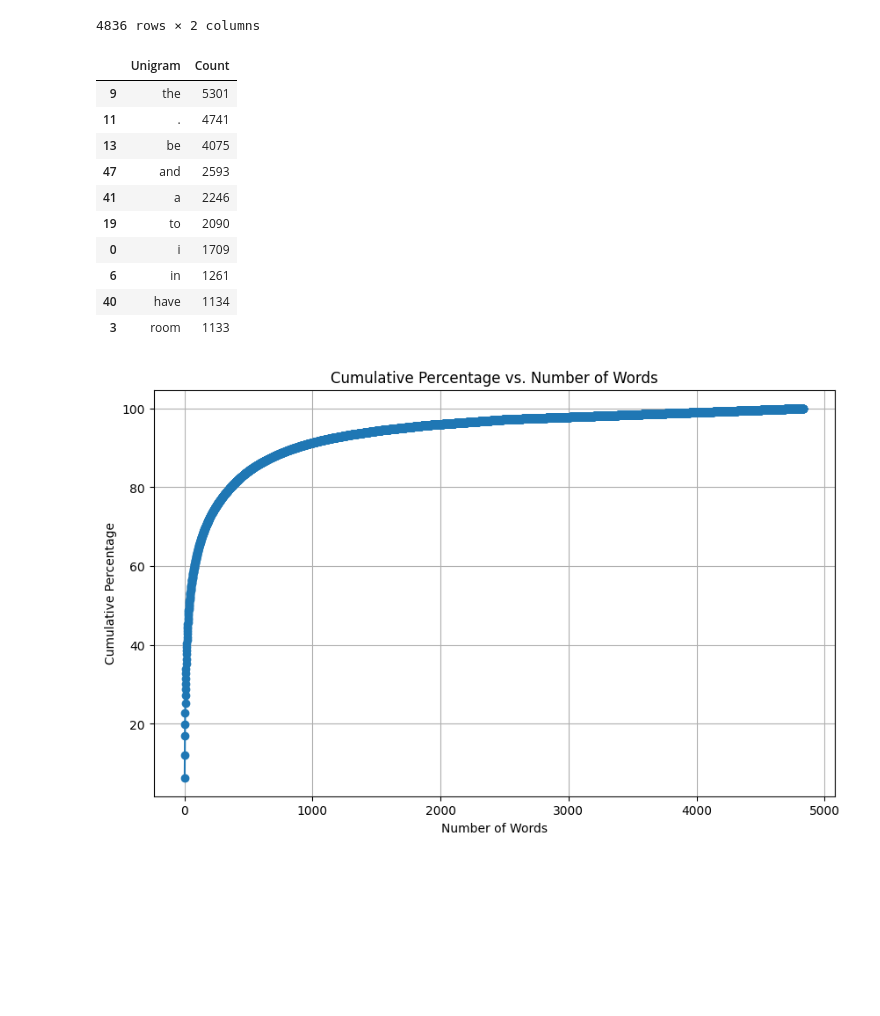
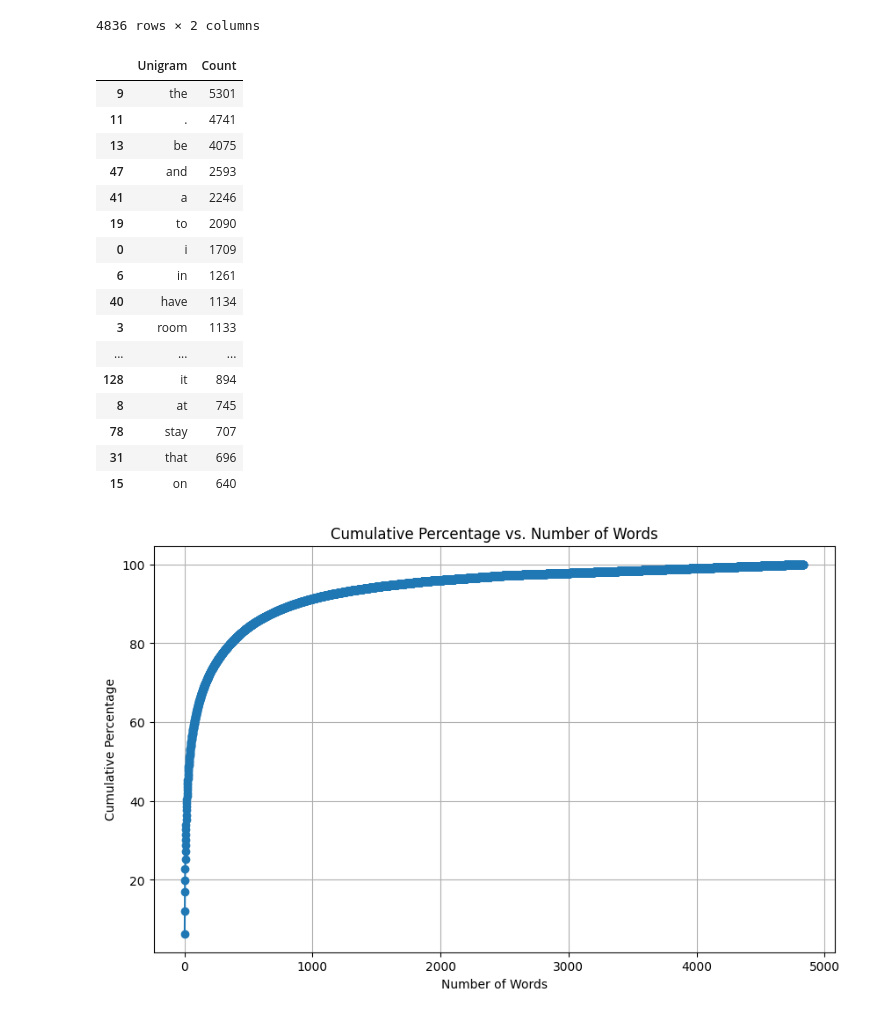
Before and after one commit to VVarsha6/NLPGroup2, a Jupyter notebook: assignment1.ipynb, the cells around one changed output. Drawn from its saved outputs; the diff is of its cells as text; code cells hidden in the pictures; blank space fills up the shorter version.

```diff
--- a/assignment1.ipynb
+++ b/assignment1.ipynb
@@ -223,19 +229,25 @@ Total words in the corpus after cleaning:  83612
 | 4835 | guarantee | 1 |
 4836 rows × 2 columns
 # %%
-sorted_unigram_df.head(10)
+sorted_unigram_df.head(20)
 # %% [output]
 |  | Unigram | Count |
 | 9 | the | 5301 |
 | 11 | . | 4741 |
 | 13 | be | 4075 |
 | 47 | and | 2593 |
 | 41 | a | 2246 |
 | 19 | to | 2090 |
 | 0 | i | 1709 |
 | 6 | in | 1261 |
 | 40 | have | 1134 |
 | 3 | room | 1133 |
+| ... | ... | ... |
+| 128 | it | 894 |
+| 8 | at | 745 |
+| 78 | stay | 707 |
+| 31 | that | 696 |
+| 15 | on | 640 |
 # %%
 # Calculate the cumulative sum of counts
 sorted_unigram_df['Cumulative Count'] = sorted_unigram_df['Count'].cumsum()
```
Also changed, not shown: parts of 19 cells of this notebook.
